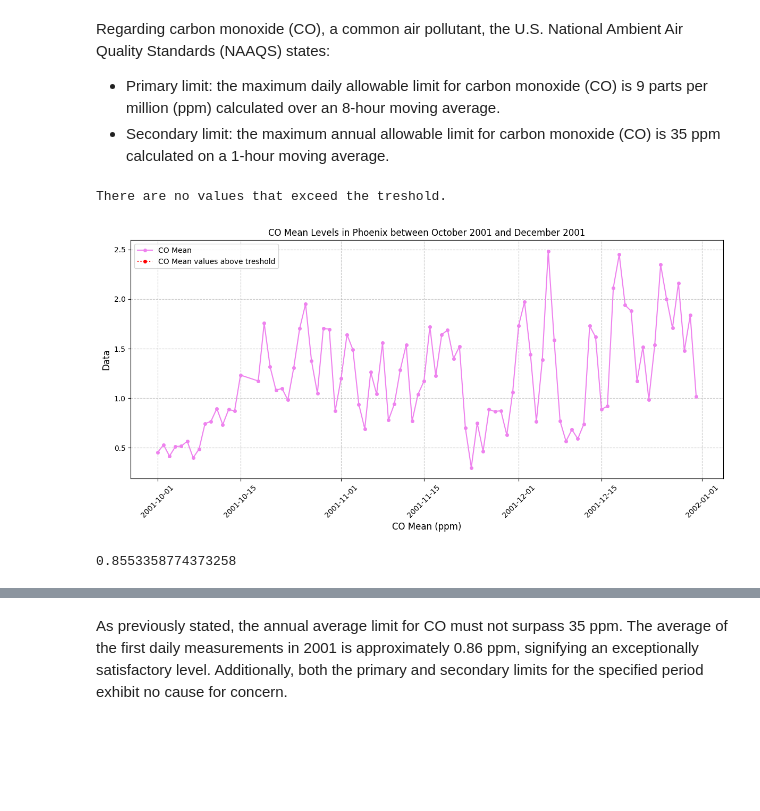
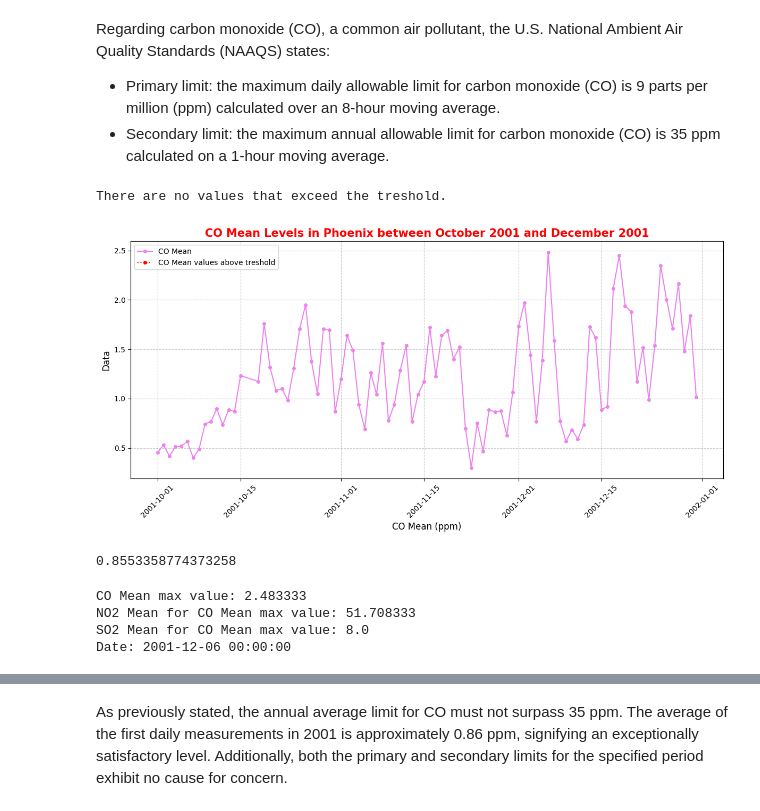
Before and after one commit to letizialanza01/Project_US_Pollution, a Jupyter notebook: Project_US_Pollution.ipynb, the cells around one changed output, grey strips where cells are left out. Saved outputs shown, nothing was run; the diff lists cells and outputs as text; code cells hidden in the pictures; blank space fills up the shorter version.

```diff
--- a/Project_US_Pollution.ipynb
+++ b/Project_US_Pollution.ipynb
@@ -763,31 +835,46 @@ Regarding carbon monoxide (CO), a common air pollutant, the U.S. National Ambien
 # %%
 plt.figure(figsize = (12, 6))
 plt.plot(pollution_phoenix_CO_trimester, color = 'violet', linestyle = '-', marker = 'o', markersize = 4, label = 'CO Mean')
-plt.title('CO Mean Levels in Phoenix between October 2001 and December 2001')
+plt.title('CO Mean Levels in Phoenix between October 2001 and December 2001', fontweight = 'bold', fontsize = 15, color = 'red')
 plt.ylabel('Data', fontsize = 12)
 plt.xlabel('CO Mean (ppm)', fontsize = 12)
 plt.xticks(fontsize = 10, rotation = 45)
 plt.yticks(fontsize = 10)
 plt.grid(True, linestyle = '--', alpha = 0.7)
 
 treshold = 9
 CO_alarm = pollution_phoenix_CO_trimester > treshold
 CO_red_alarm = pollution_phoenix_CO_trimester[CO_alarm]
 if len(CO_red_alarm):
     print('The values above the treshold are:', len(CO_red_alarm), CO_red_alarm)
 else:
     print('There are no values that exceed the treshold.')
 plt.plot(CO_red_alarm, color = 'red', linestyle = 'dotted', marker = 'o', markersize = 4, label = 'CO Mean values above treshold')
 plt.legend()
 
 
 plt.tight_layout()
 plt.show()
 # %% [output]
 There are no values that exceed the treshold.
-[figure, old version]
+[figure, new version]
 # %%
 pollution_phoenix_CO_2001_mean = pollution_phoenix_CO.mean()
 pollution_phoenix_CO_2001_mean
 # %% [output]
 0.8553358774373258
+# %%
+max_CO_index = pollution_phoenix['CO Mean'].idxmax()
+max_CO_NO2 = pollution_phoenix.loc[max_CO_index, 'NO2 Mean']
+max_CO_SO2 = pollution_phoenix.loc[max_CO_index, 'SO2 Mean']
+max_CO_date = pollution_phoenix.loc[max_CO_index, 'Date Local']
+
+print("CO Mean max value:", pollution_phoenix['CO Mean'].max())
+print("NO2 Mean for CO Mean max value:", max_CO_NO2)
+print("SO2 Mean for CO Mean max value:", max_CO_SO2)
+print("Date:", max_CO_date)
+# %% [output]
+CO Mean max value: 2.483333
+NO2 Mean for CO Mean max value: 51.708333
+SO2 Mean for CO Mean max value: 8.0
+Date: 2001-12-06 00:00:00
```
Also changed, not shown: parts of 14 cells of this notebook.
